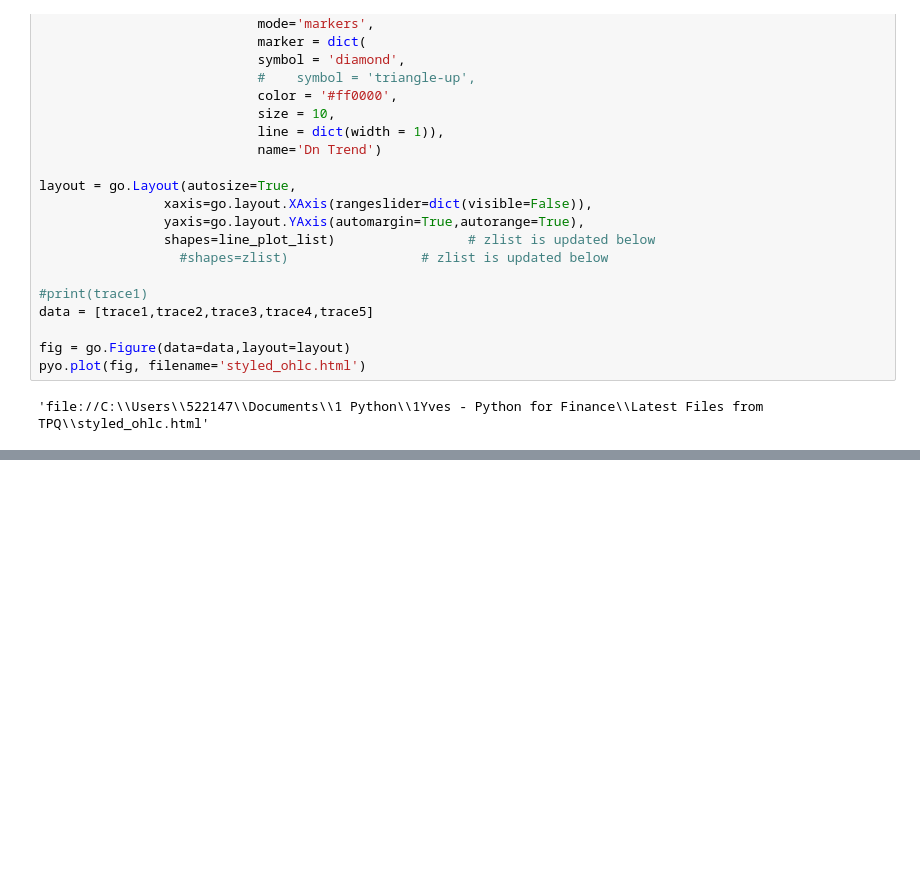
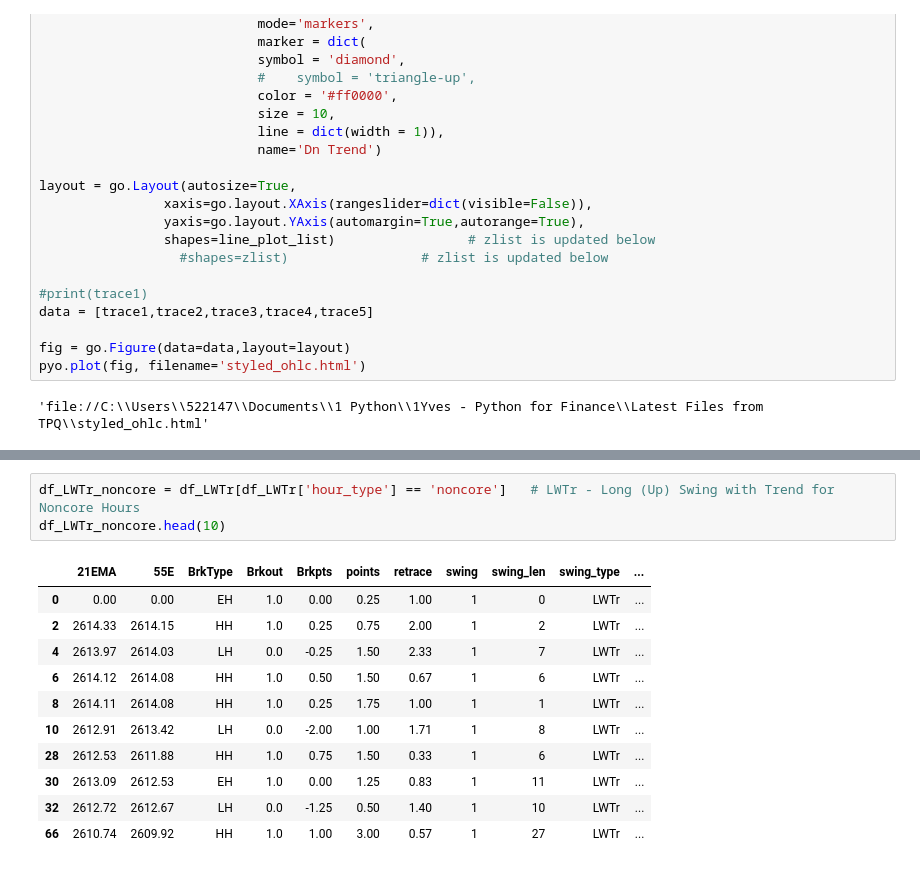
Before and after one commit to tom1presto/springboard_assignments, a Jupyter notebook: Capstone1.ipynb, the cells around one changed output, grey strips where cells are left out. Saved outputs shown, nothing was run; the diff lists cells and outputs as text; blank space fills up the shorter version.

```diff
--- a/Capstone1.ipynb
+++ b/Capstone1.ipynb
@@ -1219,0 +721,15 @@ py.iplot(data, filename='compare_webgl')
+# %%
+df_LWTr_noncore = df_LWTr[df_LWTr['hour_type'] == 'noncore']   # LWTr - Long (Up) Swing with Trend for Noncore Hours
+df_LWTr_noncore.head(10)
+# %% [output]
+|  | 21EMA | 55E | BrkType | Brkout | Brkpts | points | retrace | swing | swing_len | swing_type | ... |
+| 0 | 0.00 | 0.00 | EH | 1.0 | 0.00 | 0.25 | 1.00 | 1 | 0 | LWTr | ... |
+| 2 | 2614.33 | 2614.15 | HH | 1.0 | 0.25 | 0.75 | 2.00 | 1 | 2 | LWTr | ... |
+| 4 | 2613.97 | 2614.03 | LH | 0.0 | -0.25 | 1.50 | 2.33 | 1 | 7 | LWTr | ... |
+| 6 | 2614.12 | 2614.08 | HH | 1.0 | 0.50 | 1.50 | 0.67 | 1 | 6 | LWTr | ... |
+| 8 | 2614.11 | 2614.08 | HH | 1.0 | 0.25 | 1.75 | 1.00 | 1 | 1 | LWTr | ... |
+| 10 | 2612.91 | 2613.42 | LH | 0.0 | -2.00 | 1.00 | 1.71 | 1 | 8 | LWTr | ... |
+| 28 | 2612.53 | 2611.88 | HH | 1.0 | 0.75 | 1.50 | 0.33 | 1 | 6 | LWTr | ... |
+| 30 | 2613.09 | 2612.53 | EH | 1.0 | 0.00 | 1.25 | 0.83 | 1 | 11 | LWTr | ... |
+| 32 | 2612.72 | 2612.67 | LH | 0.0 | -1.25 | 0.50 | 1.40 | 1 | 10 | LWTr | ... |
+| 66 | 2610.74 | 2609.92 | HH | 1.0 | 1.00 | 3.00 | 0.57 | 1 | 27 | LWTr | ... |
```
Also changed, not shown: parts of 134 cells of this notebook.
